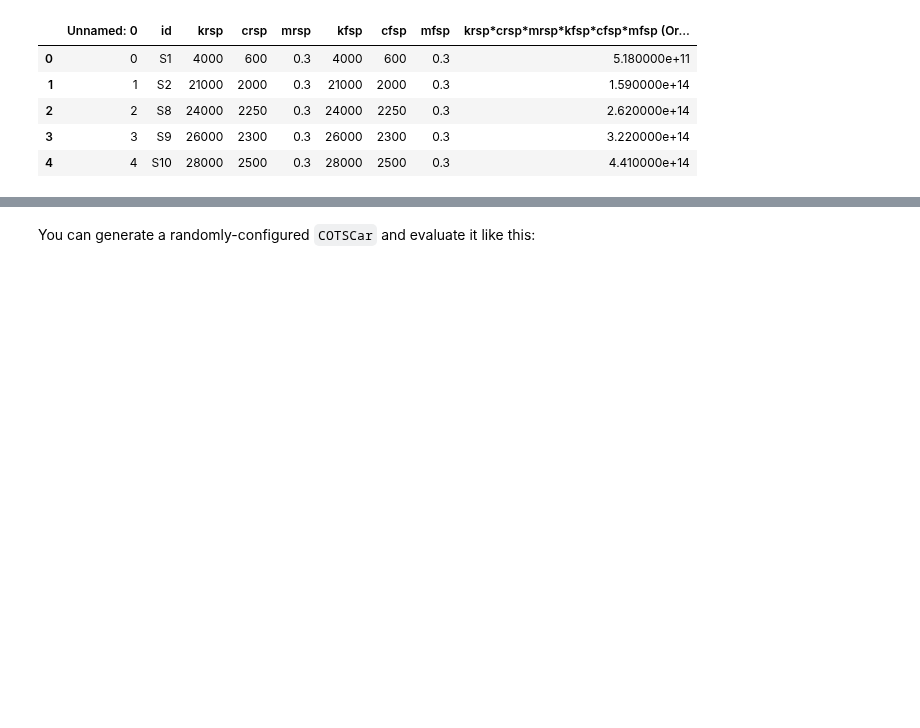
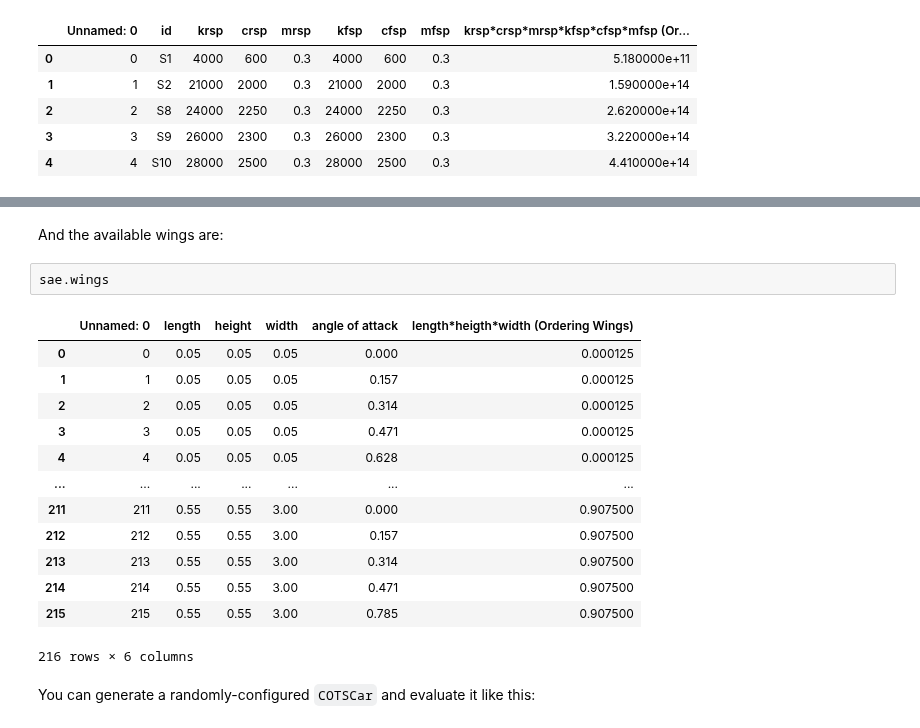
Before and after one commit to cmudrc/sae, a Jupyter notebook: examples/cots_example.ipynb, the cells around one changed output, grey strips where cells are left out. Drawn from its saved outputs; the diff is of its cells as text; blank space fills up the shorter version.

```diff
--- a/examples/cots_example.ipynb
+++ b/examples/cots_example.ipynb
@@ -129,3 +176,21 @@ sae.suspension
+# %% [markdown]
+And the available wings are:
+# %%
+sae.wings
+# %% [output]
+|  | Unnamed: 0 | length | height | width | angle of attack | length*heigth*width (Ordering Wings) |
+| 0 | 0 | 0.05 | 0.05 | 0.05 | 0.000 | 0.000125 |
+| 1 | 1 | 0.05 | 0.05 | 0.05 | 0.157 | 0.000125 |
+| 2 | 2 | 0.05 | 0.05 | 0.05 | 0.314 | 0.000125 |
+| 3 | 3 | 0.05 | 0.05 | 0.05 | 0.471 | 0.000125 |
+| 4 | 4 | 0.05 | 0.05 | 0.05 | 0.628 | 0.000125 |
+| ... | ... | ... | ... | ... | ... | ... |
+| 211 | 211 | 0.55 | 0.55 | 3.00 | 0.000 | 0.907500 |
+| 212 | 212 | 0.55 | 0.55 | 3.00 | 0.157 | 0.907500 |
+| 213 | 213 | 0.55 | 0.55 | 3.00 | 0.314 | 0.907500 |
+| 214 | 214 | 0.55 | 0.55 | 3.00 | 0.471 | 0.907500 |
+| 215 | 215 | 0.55 | 0.55 | 3.00 | 0.785 | 0.907500 |
+216 rows × 6 columns
 # %% [markdown]
 You can generate a randomly-configured `COTSCar` and evaluate it like this:
 # %%
```
Also changed, not shown: parts of 13 cells of this notebook.
